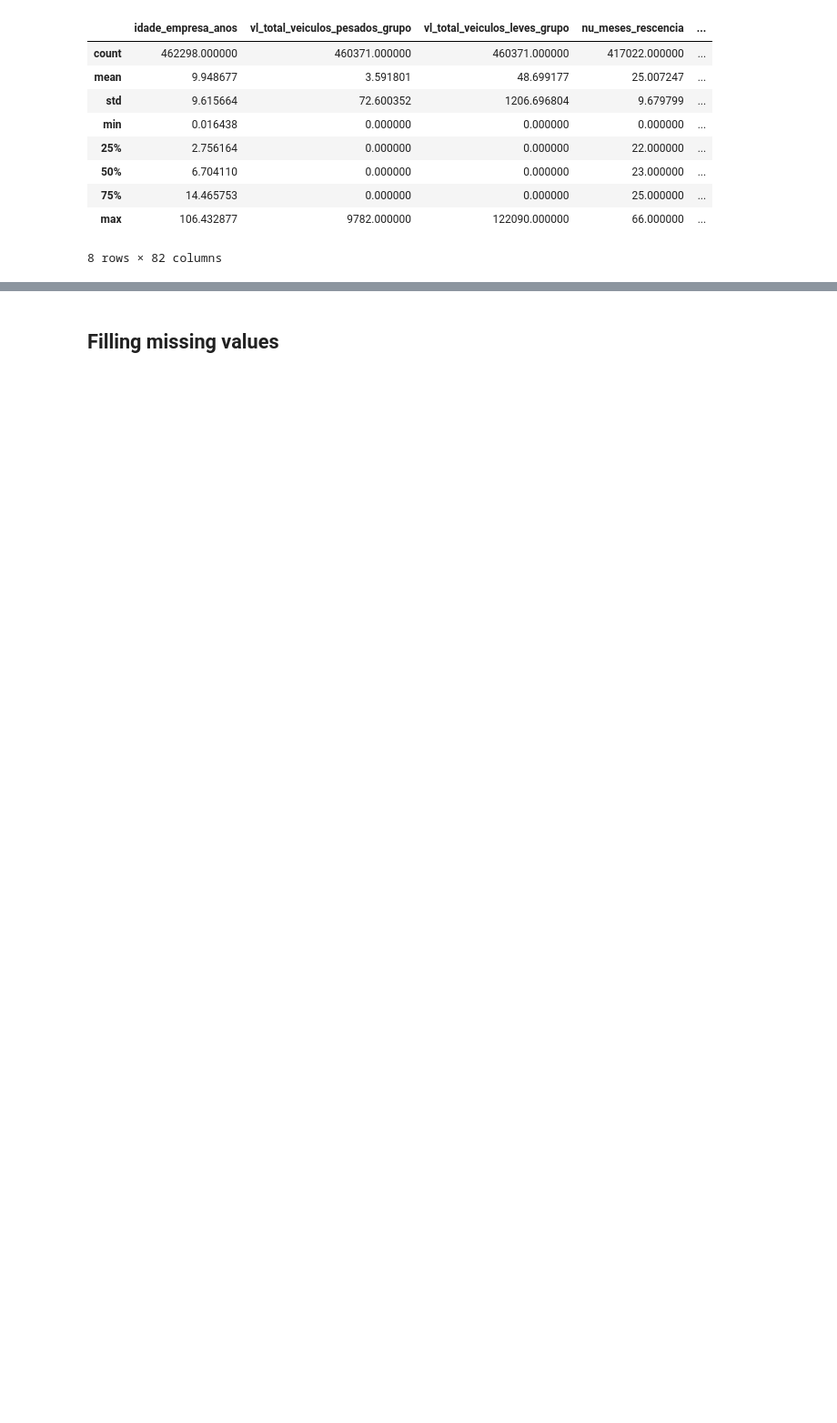
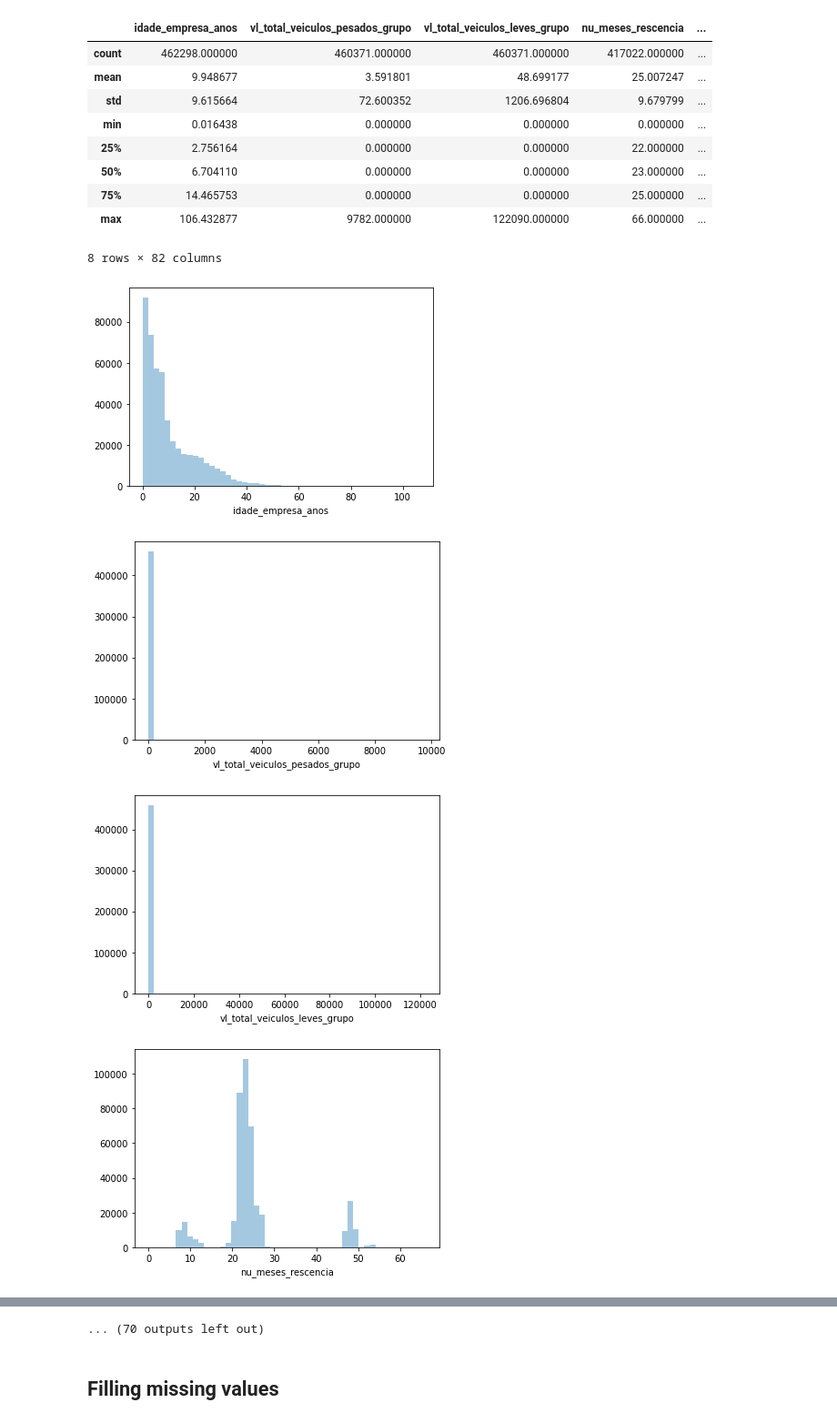
Before and after one commit to Brunocmartins/aceleradev-final-project, a Jupyter notebook: main.ipynb, the cells around one changed output, grey strips where cells are left out. Shown: that part at 91% size. Saved outputs shown, nothing was run; the diff lists cells and outputs as text; code cells hidden in the pictures; blank space fills up the shorter version.

```diff
--- a/main.ipynb
+++ b/main.ipynb
@@ -146,3 +149,13 @@ market.describe()
 | 75% | 14.465753 | 0.000000 | 0.000000 | 25.000000 | ... |
 | max | 106.432877 | 9782.000000 | 122090.000000 | 66.000000 | ... |
 8 rows × 82 columns
+# %%
+columns_num = market.select_dtypes(include=['int64', 'float64'])
+for column in columns_num:
+    sns.distplot(market[column][~np.isnan(market[column])], kde=False)
+    plt.show()
+# %% [output]
+[figure, added]
+[figure, added]
+[figure, added]
+[figure, added]
@@ -149,2 +170,3 @@ market.describe()
+... (70 outputs left out)
 # %% [markdown]
 ## Filling missing values
```
Also changed, not shown: parts of 9 cells of this notebook.
